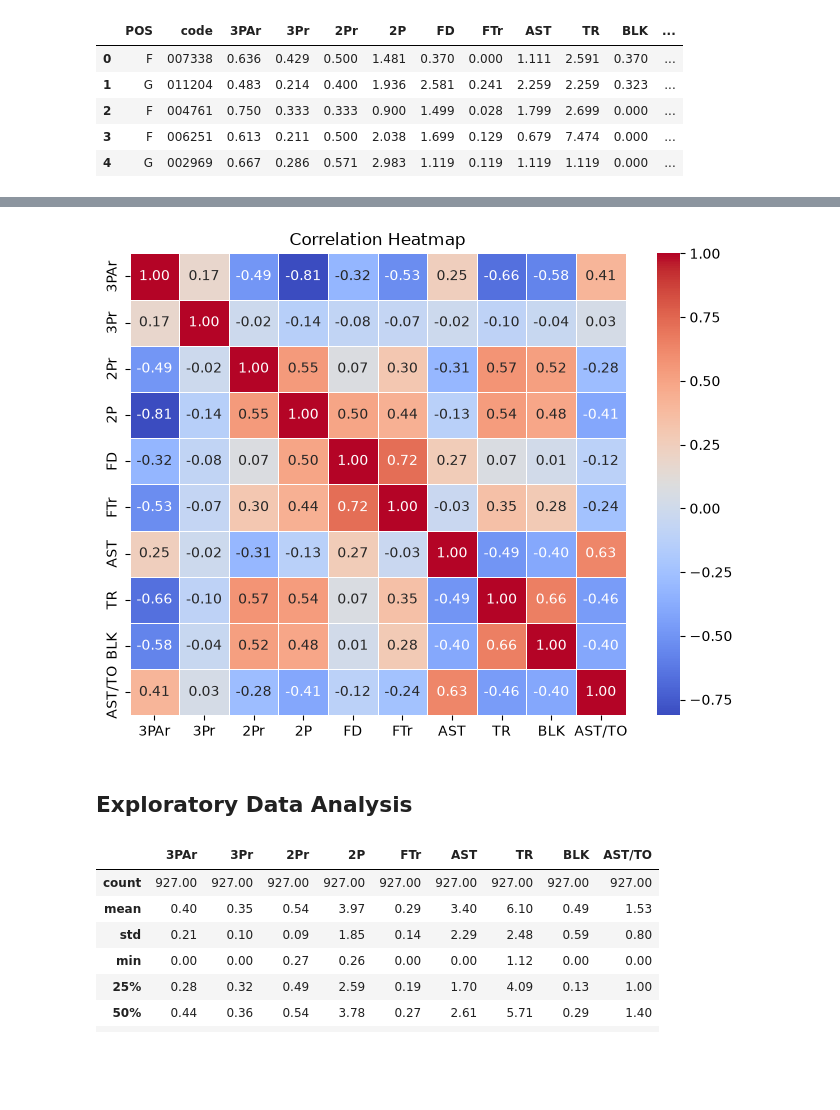
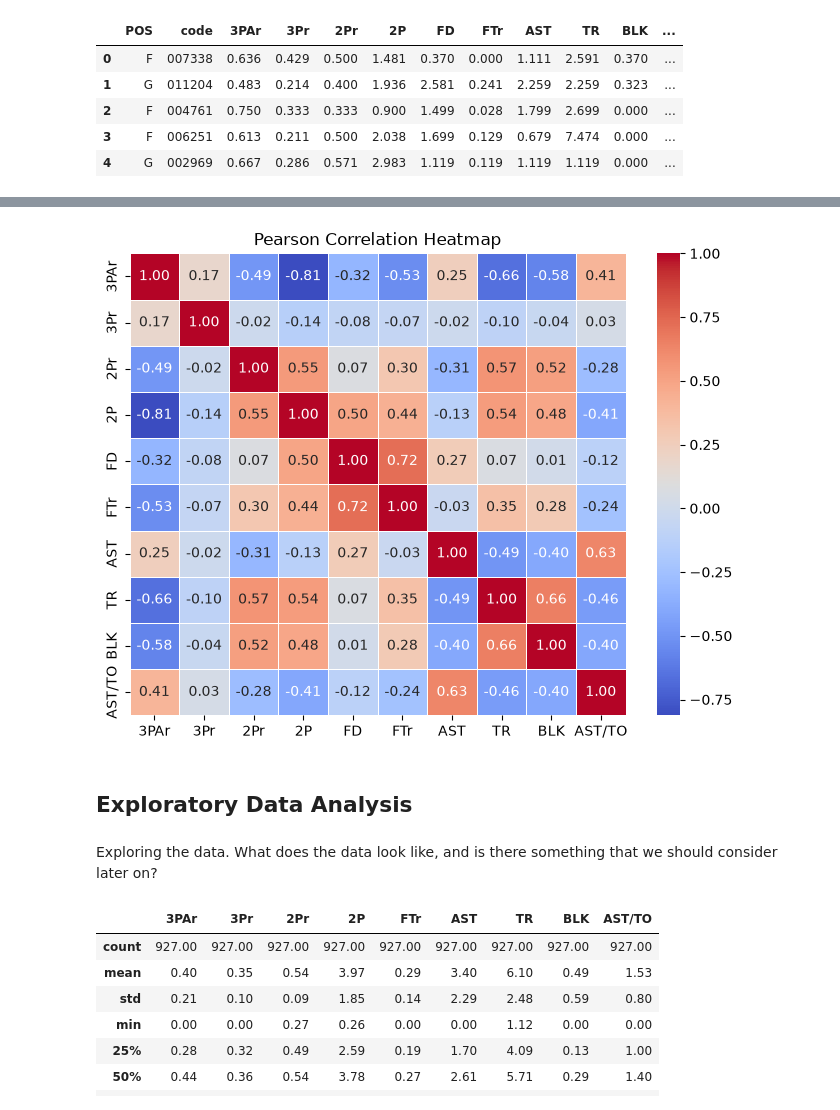
Before and after one commit to vikkesavola/euroleague-position-classifier, a Jupyter notebook: 1_feature_engineering.ipynb, the cells around one changed output, grey strips where cells are left out. Drawn from its saved outputs; the diff is of its cells as text; code cells hidden in the pictures; blank space fills up the shorter version.

```diff
--- a/1_feature_engineering.ipynb
+++ b/1_feature_engineering.ipynb
@@ -28,22 +34,21 @@ df = pd.DataFrame()
 
 df["POS"] = df_filtered["position"]
 df["code"] = df_filtered["code"]
-df["3PAr"] = df_filtered["threePointersAttempted"] /
-            ( df_filtered["twoPointersAttempted"] +
-              df_filtered["threePointersAttempted"] )
+df["3PAr"] = df_filtered["threePointersAttempted"] / ( df_filtered["twoPointersAttempted"] +
+            df_filtered["threePointersAttempted"] )
 df["3Pr"] = df_filtered["threePointersMade"] / df_filtered["threePointersAttempted"]
 df["2Pr"] = df_filtered["twoPointersMade"] / df_filtered["twoPointersAttempted"]
 df["2P"] = df_filtered["twoPointersMade"] / df_filtered["minutesPlayed"] * 40
 df["FD"] = df_filtered["foulsDrawn"] / df_filtered["minutesPlayed"] * 40
-df["FTr"] = df_filtered["freeThrowsAttempted"] /
-            ( df_filtered["twoPointersAttempted"] +
-              df_filtered["threePointersAttempted"] )
+df["FTr"] = df_filtered["freeThrowsAttempted"] / ( df_filtered["twoPointersAttempted"] +
+            df_filtered["threePointersAttempted"] )
 df["AST"] = df_filtered["assists"] / df_filtered["minutesPlayed"] * 40
 df["TR"] = df_filtered["totalRebounds"] / df_filtered["minutesPlayed"] * 40
 df["BLK"] = df_filtered["blocks"] / df_filtered["minutesPlayed"] * 40
 df["AST/TO"] = df_filtered["assists"] / ( df_filtered["turnovers"] )
 
-df["POS"] = df["POS"].map({1: "G", 2: "F", 3: "C"}) # convert EuroLeague's numerical labels into more interpretable ones
+# convert EuroLeague's numerical labels into more interpretable ones
+df["POS"] = df["POS"].map({1: "G", 2: "F", 3: "C"})
 
 # replace AST/TO's infinite values with NaN and perform median imputation
 df["AST/TO"] = df["AST/TO"].replace([np.inf, -np.inf], np.nan)
@@ -63,9 +72,11 @@ df.round(3).head()
 # %%
-corr_matrix = df.drop(["POS", "code"], axis=1).corr()
+corr_matrix = df.drop(["POS", "code"], axis=1).corr() # make the correlation matrix
+
+# visualize the matrix as a heatmap
 plt.figure(figsize=(8,6))
 sns.heatmap(corr_matrix, annot=True, cmap="coolwarm", fmt=".2f", linewidths=0.5)
-plt.title("Correlation Heatmap")
+plt.title("Pearson Correlation Heatmap")
 plt.show()
 # %% [output]
-[figure, old version]
+[figure, new version]
 # %%
@@ -73,6 +84,8 @@ plt.show()
 df = df.drop(columns=["FD"])
 # %% [markdown]
 ## Exploratory Data Analysis
+# %% [markdown]
+Exploring the data. What does the data look like, and is there something that we should consider later on?
 # %%
 df.describe().round(2)
 # %% [output]
```
Also changed, not shown: parts of 9 cells of this notebook, 2 other files.
